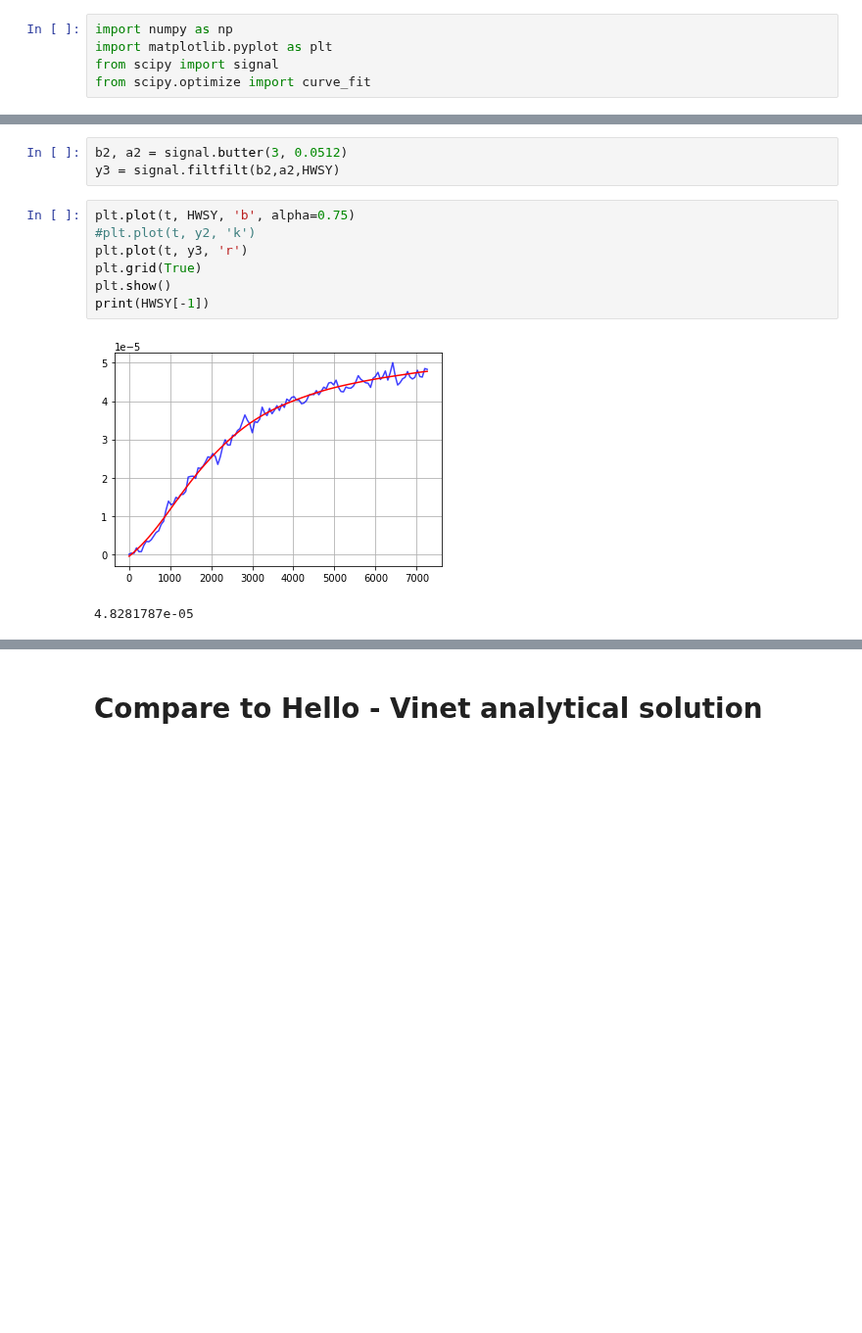
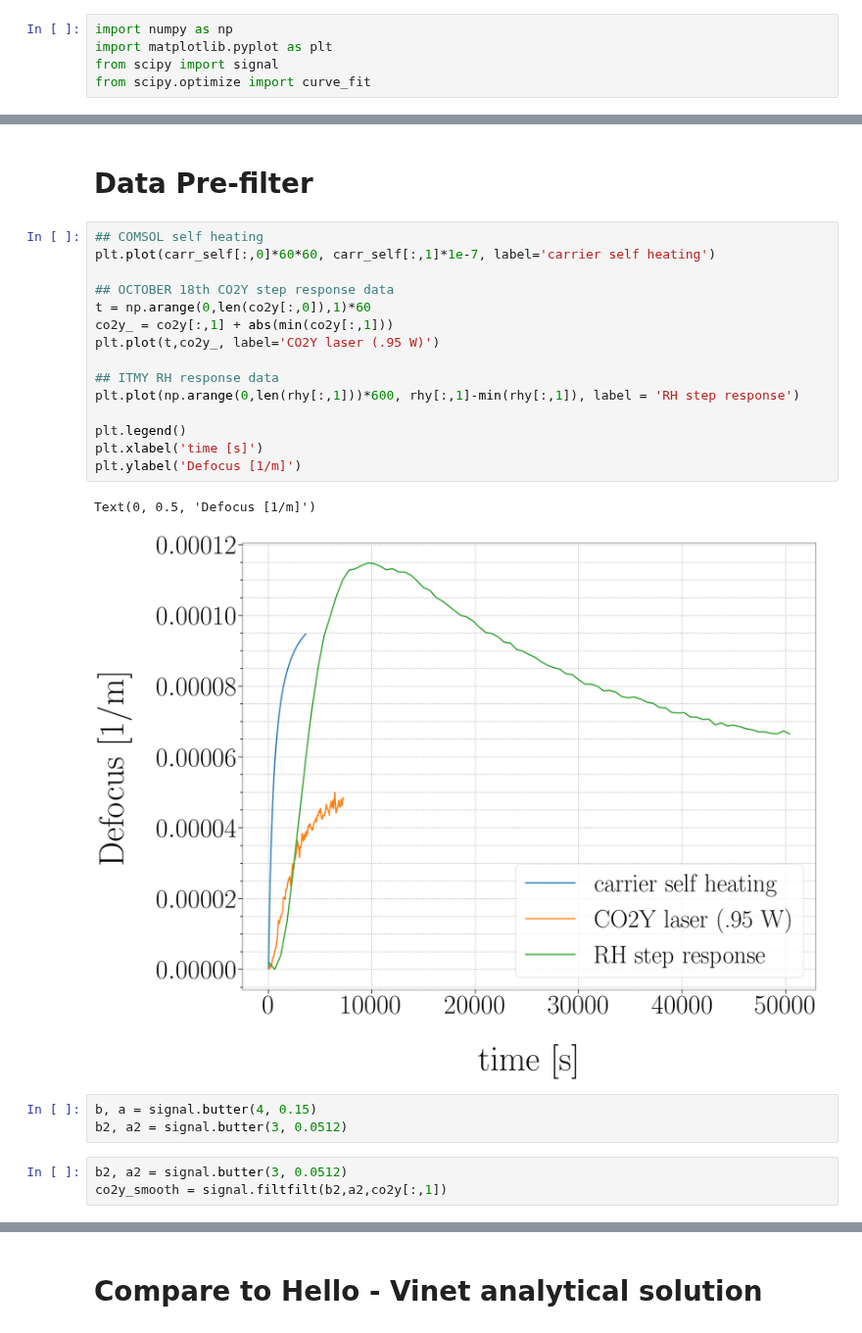
Before and after one commit to dancvan/dissertation, a Jupyter notebook: code/TCS_resp.ipynb, the cells around one changed output, grey strips where cells are left out. Shown at 98% size. Cells and saved outputs as stored; diff of their text form; blank space fills up the shorter version.

```diff
--- a/code/TCS_resp.ipynb
+++ b/code/TCS_resp.ipynb
@@ -20,13 +23,26 @@ y2 = signal.filtfilt(b,a,HWSY)
+# %% [markdown]
+# Data Pre-filter
+# %%
+## COMSOL self heating
+plt.plot(carr_self[:,0]*60*60, carr_self[:,1]*1e-7, label='carrier self heating')
+
+## OCTOBER 18th CO2Y step response data
+t = np.arange(0,len(co2y[:,0]),1)*60
+co2y_ = co2y[:,1] + abs(min(co2y[:,1]))
+plt.plot(t,co2y_, label='CO2Y laser (.95 W)')
+
+## ITMY RH response data
+plt.plot(np.arange(0,len(rhy[:,1]))*600, rhy[:,1]-min(rhy[:,1]), label = 'RH step response')
+
+plt.legend()
+plt.xlabel('time [s]')
+plt.ylabel('Defocus [1/m]')
+# %% [output]
+Text(0, 0.5, 'Defocus [1/m]')
+[figure, added]
+# %%
+b, a = signal.butter(4, 0.15)
+b2, a2 = signal.butter(3, 0.0512)
 # %%
 b2, a2 = signal.butter(3, 0.0512)
-y3 = signal.filtfilt(b2,a2,HWSY)
+co2y_smooth = signal.filtfilt(b2,a2,co2y[:,1])
-# %%
-plt.plot(t, HWSY, 'b', alpha=0.75)
-#plt.plot(t, y2, 'k')
-plt.plot(t, y3, 'r')
-plt.grid(True)
-plt.show()
-print(HWSY[-1])
-# %% [output]
-[figure, removed]
-4.8281787e-05
```
Also changed, not shown: parts of 11 cells of this notebook, 1 other file.
